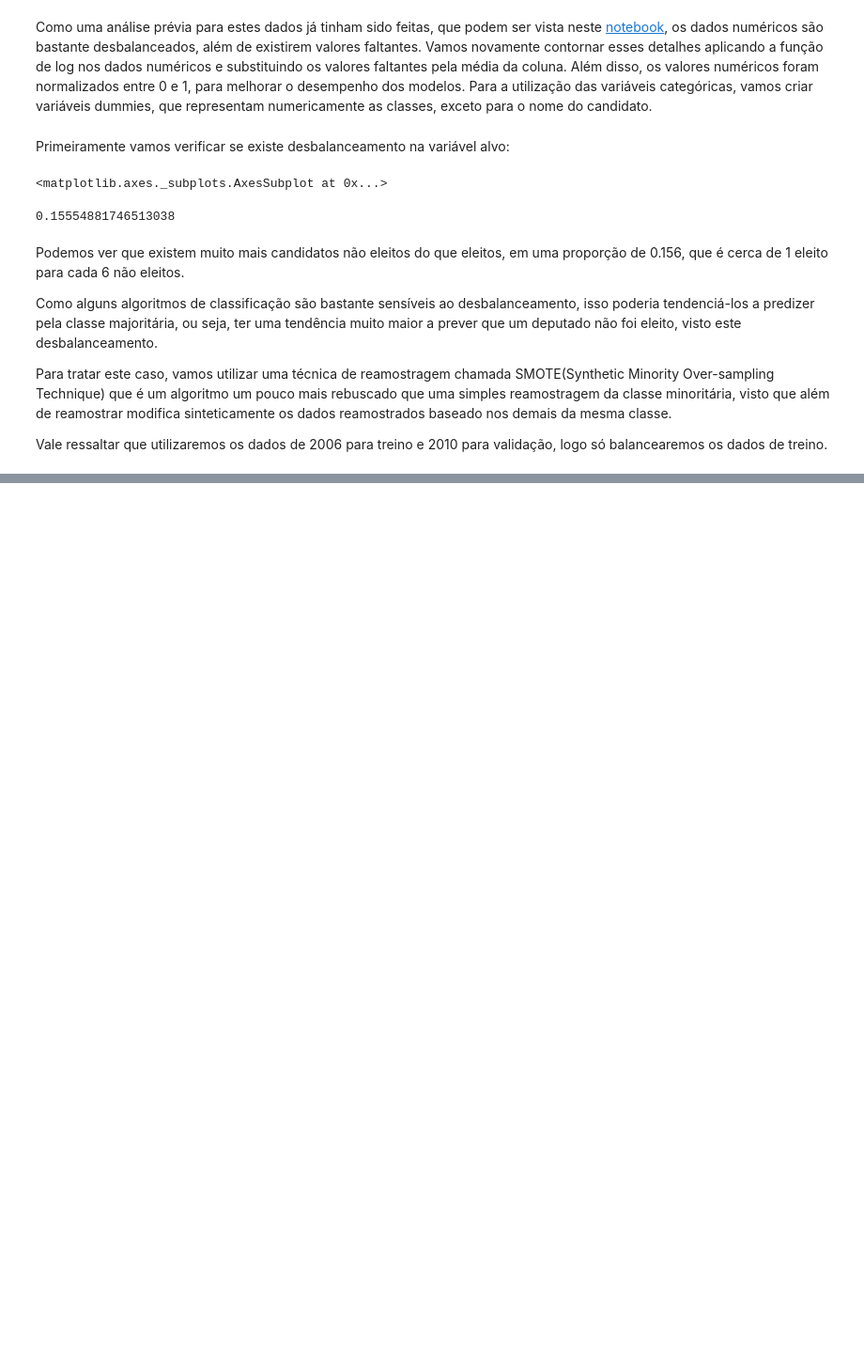
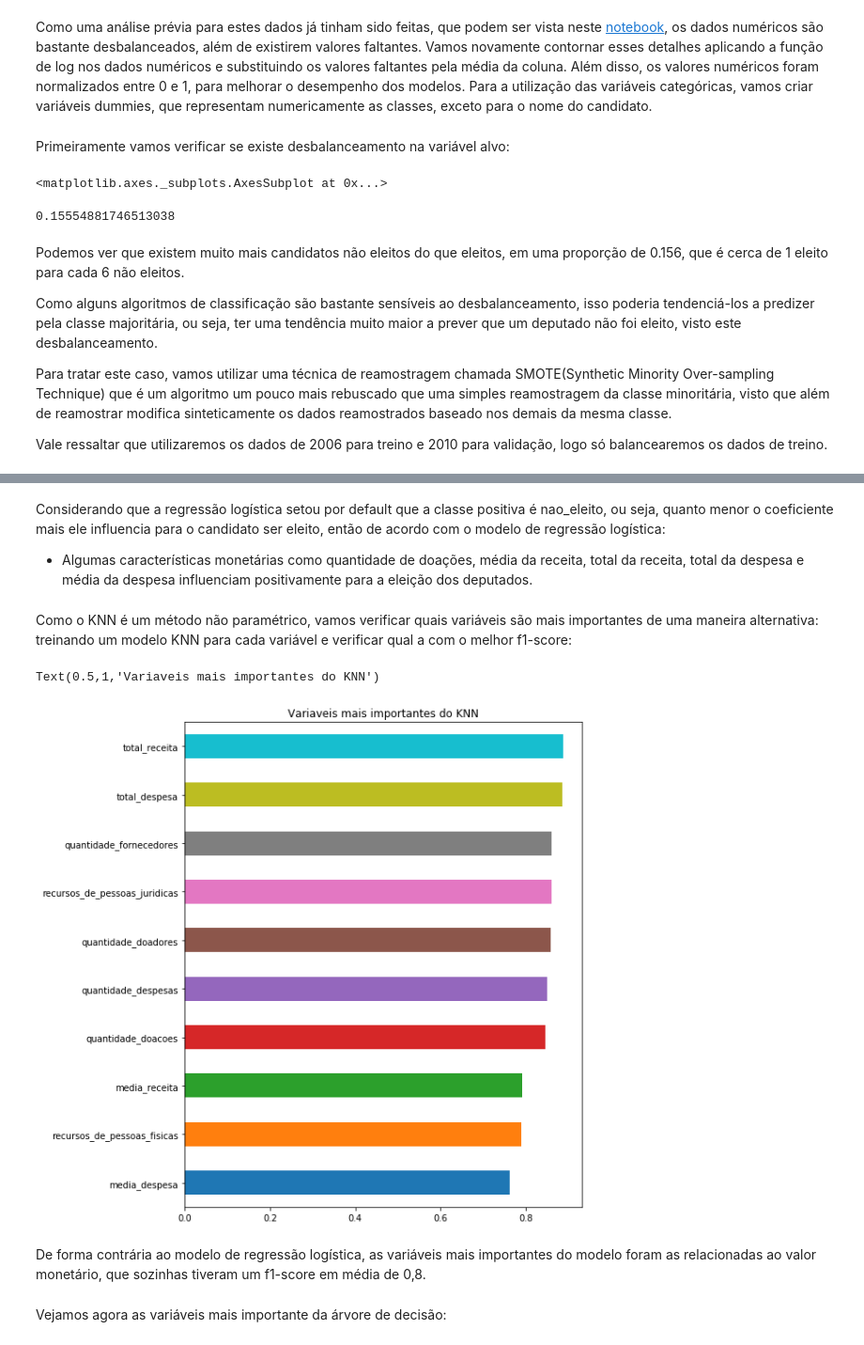
Before and after one commit to orionwinter/machine-learning, a Jupyter notebook: classificacao/Previsão de Eleição dos Deputados.ipynb, the cells around one changed output, grey strips where cells are left out. Shown at 94% size. Saved outputs shown, nothing was run; the diff lists cells and outputs as text; code cells hidden in the pictures; blank space fills up the shorter version.

Commit message:
Finaliza previsão de eleição dos deputados

```diff
--- a/classificacao/Previsão de Eleição dos Deputados.ipynb
+++ b/classificacao/Previsão de Eleição dos Deputados.ipynb
@@ -177,0 +268,31 @@ print (knn_validation_precision, knn_validation_recall, knn_validation_auc_roc)
+# %% [markdown]
+Considerando que a regressão logística setou por default que a classe positiva é nao_eleito, ou seja, quanto menor o coeficiente mais ele influencia para o candidato ser eleito, então de acordo com o modelo de regressão logística:
+
+* Algumas características monetárias como quantidade de doações, média da receita, total da receita, total da despesa e média da despesa influenciam positivamente para a eleição dos deputados.
+# %% [markdown]
+Como o KNN é um método não paramétrico, vamos verificar quais variáveis são mais importantes de uma maneira alternativa: treinando um modelo KNN para cada variável e verificar qual a com o melhor f1-score:
+# %%
+clf = KNeighborsClassifier(n_neighbors=best_k)
+f1_scorer = make_scorer(f1_score, pos_label="eleito")
+
+var_imp_df = pd.DataFrame({"coluna":[], "f1_score":[]})
+for column_name in X.columns:
+    X_unique_col = pd.DataFrame(X.get(column_name))
+    scores = cross_val_score(clf, X_unique_col, Y, scoring=f1_scorer)
+    var_imp_df = pd.concat([var_imp_df,
+                            pd.DataFrame({"coluna":[column_name], "f1_score":[scores.mean()]},
+                                         index=[column_name])])
+# %%
+knn_coef =  var_imp_df.f1_score
+knn_imp_coef = pd.concat([knn_coef.sort_values().tail(10)])
+
+matplotlib.rcParams['figure.figsize'] = (8.0, 10.0)
+knn_imp_coef.plot(kind = "barh")
+matplotlib.pyplot.title("Variaveis mais importantes do KNN")
+# %% [output]
+Text(0.5,1,'Variaveis mais importantes do KNN')
+[figure, added]
+# %% [markdown]
+De forma contrária ao modelo de regressão logística, as variáveis mais importantes do modelo foram as relacionadas ao valor monetário, que sozinhas tiveram um f1-score em média de 0,8.
+# %% [markdown]
+Vejamos agora as variáveis mais importante da árvore de decisão:
```
Also changed, not shown: parts of 25 cells of this notebook.
